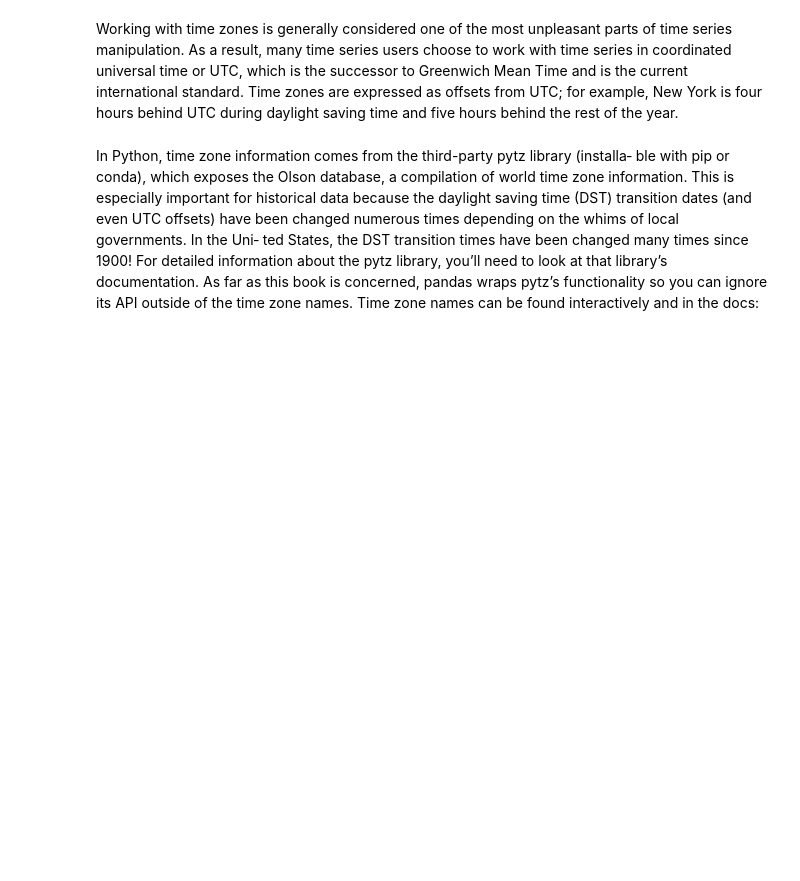
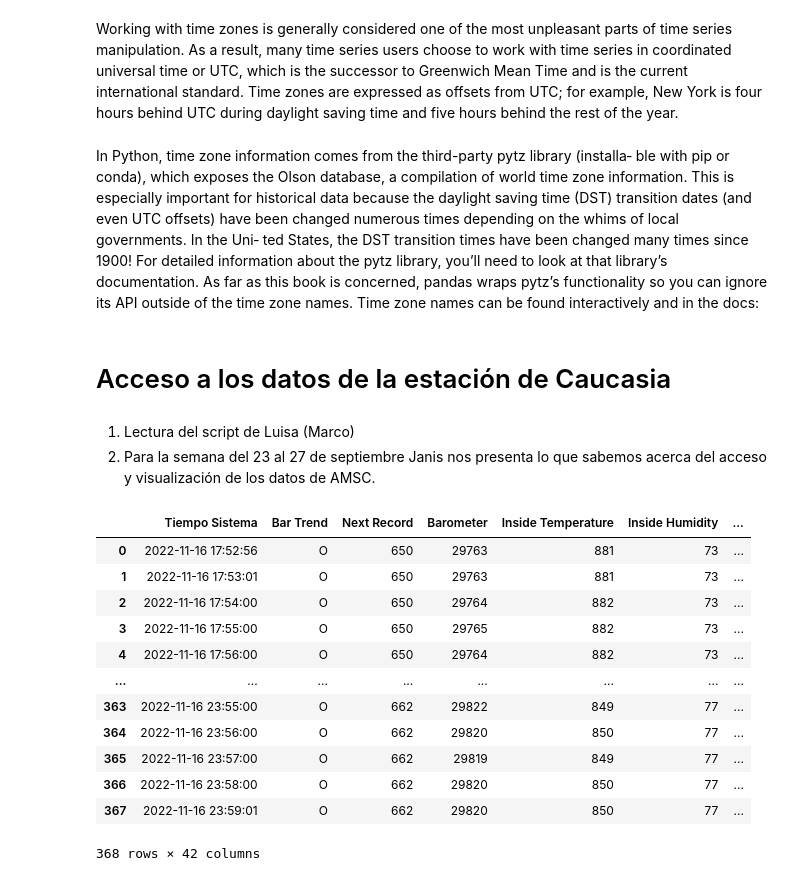
Before and after one commit to marco-canas/arima, a Jupyter notebook: machine_learning/1_time_series/7_seminario_septiembre_20/7_seminario_sep_20_time_series_with_duplicates_indices.ipynb, the cells around one changed output. Saved outputs shown, nothing was run; the diff lists cells and outputs as text; code cells hidden in the pictures; blank space fills up the shorter version.

```diff
--- a/machine_learning/1_time_series/7_seminario_septiembre_20/7_seminario_sep_20_time_series_with_duplicates_indices.ipynb
+++ b/machine_learning/1_time_series/7_seminario_septiembre_20/7_seminario_sep_20_time_series_with_duplicates_indices.ipynb
@@ -377,3 +377,29 @@ In [112]: tz = pytz.timezone('America/New_York')
 In [113]: tz
 Out[113]: <DstTzInfo 'America/New_York' LMT-1 day, 19:04:00 STD>
 Methods in pandas will accept either time zone names or these objects.
+# %% [markdown]
+# Acceso a los datos de la estación de Caucasia
+# %% [markdown]
+1. Lectura del script de Luisa (Marco)
+2. Para la semana del 23 al 27 de septiembre Janis nos presenta lo que sabemos acerca del acceso y visualización de los datos de AMSC.
+# %%
+import pandas as pd
+
+url = 'https://raw.githubusercontent.com/marco-canas/didactica_ciencia_datos/main/3_datasets/antioquia_mira_su_cielo/A2022M11/DatosEstacion2022-11-16.csv'
+
+df = pd.read_csv(url)
+df
+# %% [output]
+|  | Tiempo Sistema | Bar Trend | Next Record | Barometer | Inside Temperature | Inside Humidity | ... |
+| 0 | 2022-11-16 17:52:56 | O | 650 | 29763 | 881 | 73 | ... |
+| 1 | 2022-11-16 17:53:01 | O | 650 | 29763 | 881 | 73 | ... |
+| 2 | 2022-11-16 17:54:00 | O | 650 | 29764 | 882 | 73 | ... |
+| 3 | 2022-11-16 17:55:00 | O | 650 | 29765 | 882 | 73 | ... |
+| 4 | 2022-11-16 17:56:00 | O | 650 | 29764 | 882 | 73 | ... |
+| ... | ... | ... | ... | ... | ... | ... | ... |
+| 363 | 2022-11-16 23:55:00 | O | 662 | 29822 | 849 | 77 | ... |
+| 364 | 2022-11-16 23:56:00 | O | 662 | 29820 | 850 | 77 | ... |
+| 365 | 2022-11-16 23:57:00 | O | 662 | 29819 | 849 | 77 | ... |
+| 366 | 2022-11-16 23:58:00 | O | 662 | 29820 | 850 | 77 | ... |
+| 367 | 2022-11-16 23:59:01 | O | 662 | 29820 | 850 | 77 | ... |
+368 rows × 42 columns
```
Also changed, not shown: parts of 5 cells of this notebook.
